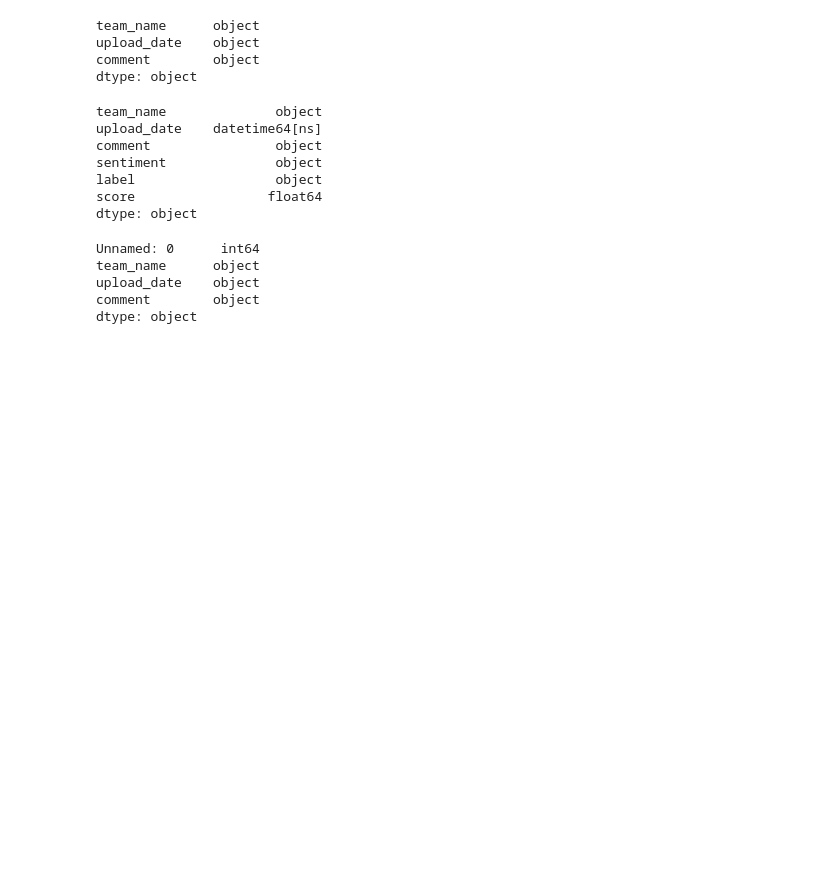
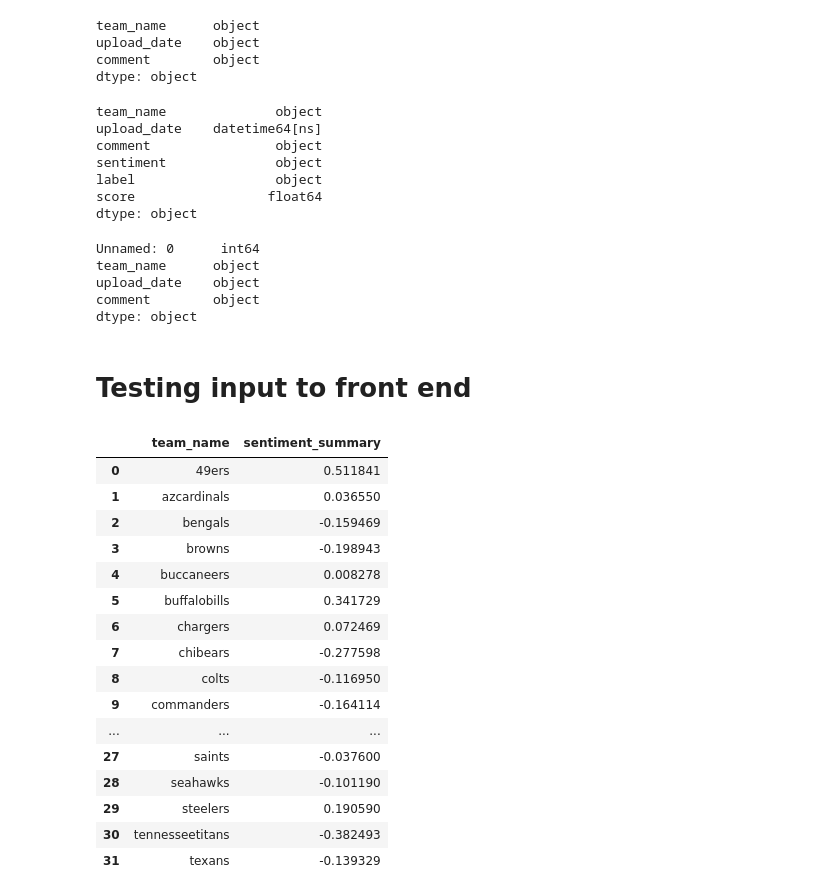
Before and after one commit to denisebby/reddit_nfl_sentiment, a Jupyter notebook: development/getting_reddit_data.ipynb, the cells around one changed output. Saved outputs shown, nothing was run; the diff lists cells and outputs as text; code cells hidden in the pictures; blank space fills up the shorter version.

```diff
--- a/development/getting_reddit_data.ipynb
+++ b/development/getting_reddit_data.ipynb
@@ -404,3 +404,29 @@ team_name      object
 upload_date    object
 comment        object
 dtype: object
+# %% [markdown]
+# Testing input to front end
+# %%
+import pandas as pd
+stats_df_uri = "gs://gcf-sources-134756275535-us-central1/nfl_comments_agg_stats.csv"
+df = pd.read_csv(stats_df_uri)
+# %%
+df
+# %% [output]
+|  | team_name | sentiment_summary |
+| 0 | 49ers | 0.511841 |
+| 1 | azcardinals | 0.036550 |
+| 2 | bengals | -0.159469 |
+| 3 | browns | -0.198943 |
+| 4 | buccaneers | 0.008278 |
+| 5 | buffalobills | 0.341729 |
+| 6 | chargers | 0.072469 |
+| 7 | chibears | -0.277598 |
+| 8 | colts | -0.116950 |
+| 9 | commanders | -0.164114 |
+| ... | ... | ... |
+| 27 | saints | -0.037600 |
+| 28 | seahawks | -0.101190 |
+| 29 | steelers | 0.190590 |
+| 30 | tennesseetitans | -0.382493 |
+| 31 | texans | -0.139329 |
```
Also changed, not shown: parts of 4 cells of this notebook, 43 other files.
